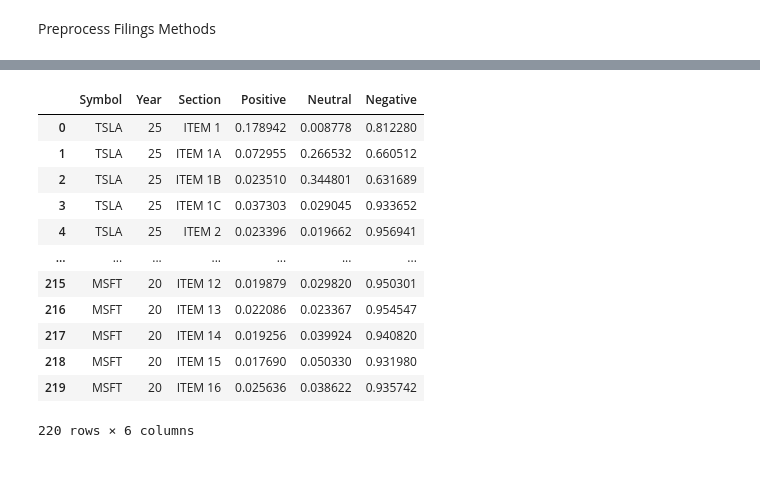
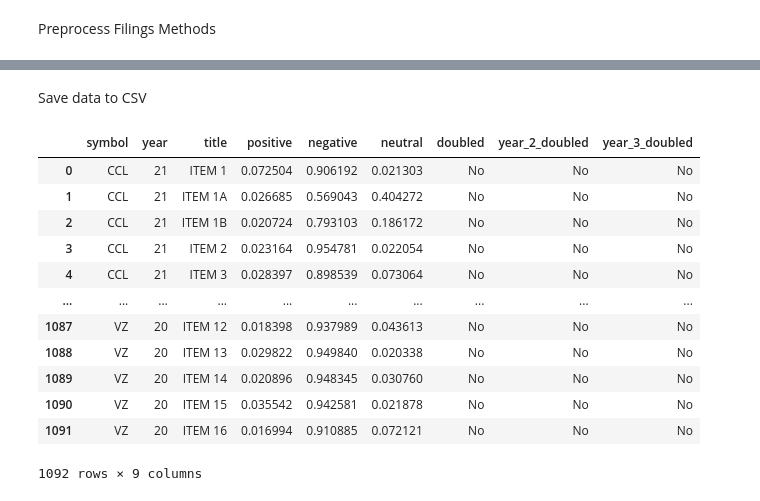
Before and after one commit to inactdev/CS668, a Jupyter notebook: Deep_Value_Funnel.ipynb, the cells around one changed output, grey strips where cells are left out. Saved outputs shown, nothing was run; the diff lists cells and outputs as text; code cells hidden in the pictures; blank space fills up the shorter version.

Commit message:
Working analysis

```diff
--- a/Deep_Value_Funnel.ipynb
+++ b/Deep_Value_Funnel.ipynb
@@ -70,0 +349,9 @@ def find_item_title(text):
+# %%
+def save_sentiment_analysis(section_file, override=False): # Make override true to reanalyze a section
+  sections = load_data_from_file(section_file)
+  results=[]
+
+  for section in sections:
+    get_sentiment_for_section(section, override)
+
+  save_data_to_file(sections, section_file)
@@ -283,0 +398,27 @@ NameError: name 'filings' is not defined
+# %%
+def get_value_or_none(df, row_index, column_name):
+    """
+    Retrieves a value from a DataFrame at the specified row and column.
+    Returns None if the row or column does not exist.
+    """
+    try:
+        return df.at[row_index, column_name]
+    except KeyError:
+        return None
+# %%
+def get_stock_price(dataframe, date):
+  price_column = '4. close'
+  timestamp_delta = 1
+  timestamp_int = int(date.timestamp()) # Convert to integer
+  value = get_value_or_none(dataframe, str(timestamp_int) + "000", price_column)
+
+  # Iterate by one day until a date is found or we've gone 7 days without finding a date
+  while value is None and timestamp_delta < 7:
+    timestamp_int = timestamp_int + timestamp_delta * 86400 # Move one day ahead
+    timestamp_delta += 1
+    value = get_value_or_none(dataframe, str(timestamp_int) + "000", price_column)
+
+  if value is None:
+    print("No stock price found")
+
+  return value
@@ -284,18 +546,20 @@ NameError: name 'filings' is not defined
+# %% [markdown]
+Save data to CSV
 # %%
-df = pandas.DataFrame(results)
-df.to_csv('sentiment_analysis.csv', index=False)
+df = pandas.DataFrame(data)
+df.to_csv('/content/drive/My Drive/Pace/SEC Filings/dataset.csv', index=False)
 display(df)
 # %% [output]
-|  | Symbol | Year | Section | Positive | Neutral | Negative |
-| 0 | TSLA | 25 | ITEM 1 | 0.178942 | 0.008778 | 0.812280 |
-| 1 | TSLA | 25 | ITEM 1A | 0.072955 | 0.266532 | 0.660512 |
-| 2 | TSLA | 25 | ITEM 1B | 0.023510 | 0.344801 | 0.631689 |
-| 3 | TSLA | 25 | ITEM 1C | 0.037303 | 0.029045 | 0.933652 |
-| 4 | TSLA | 25 | ITEM 2 | 0.023396 | 0.019662 | 0.956941 |
-| ... | ... | ... | ... | ... | ... | ... |
-| 215 | MSFT | 20 | ITEM 12 | 0.019879 | 0.029820 | 0.950301 |
-| 216 | MSFT | 20 | ITEM 13 | 0.022086 | 0.023367 | 0.954547 |
-| 217 | MSFT | 20 | ITEM 14 | 0.019256 | 0.039924 | 0.940820 |
-| 218 | MSFT | 20 | ITEM 15 | 0.017690 | 0.050330 | 0.931980 |
-| 219 | MSFT | 20 | ITEM 16 | 0.025636 | 0.038622 | 0.935742 |
+|  | symbol | year | title | positive | negative | neutral | doubled | year_2_doubled | year_3_doubled |
+| 0 | CCL | 21 | ITEM 1 | 0.072504 | 0.906192 | 0.021303 | No | No | No |
+| 1 | CCL | 21 | ITEM 1A | 0.026685 | 0.569043 | 0.404272 | No | No | No |
+| 2 | CCL | 21 | ITEM 1B | 0.020724 | 0.793103 | 0.186172 | No | No | No |
+| 3 | CCL | 21 | ITEM 2 | 0.023164 | 0.954781 | 0.022054 | No | No | No |
+| 4 | CCL | 21 | ITEM 3 | 0.028397 | 0.898539 | 0.073064 | No | No | No |
+| ... | ... | ... | ... | ... | ... | ... | ... | ... | ... |
+| 1087 | VZ | 20 | ITEM 12 | 0.018398 | 0.937989 | 0.043613 | No | No | No |
+| 1088 | VZ | 20 | ITEM 13 | 0.029822 | 0.949840 | 0.020338 | No | No | No |
+| 1089 | VZ | 20 | ITEM 14 | 0.020896 | 0.948345 | 0.030760 | No | No | No |
+| 1090 | VZ | 20 | ITEM 15 | 0.035542 | 0.942581 | 0.021878 | No | No | No |
+| 1091 | VZ | 20 | ITEM 16 | 0.016994 | 0.910885 | 0.072121 | No | No | No |
-220 rows × 6 columns
+1092 rows × 9 columns
```
Also changed, not shown: parts of 64 cells of this notebook.
